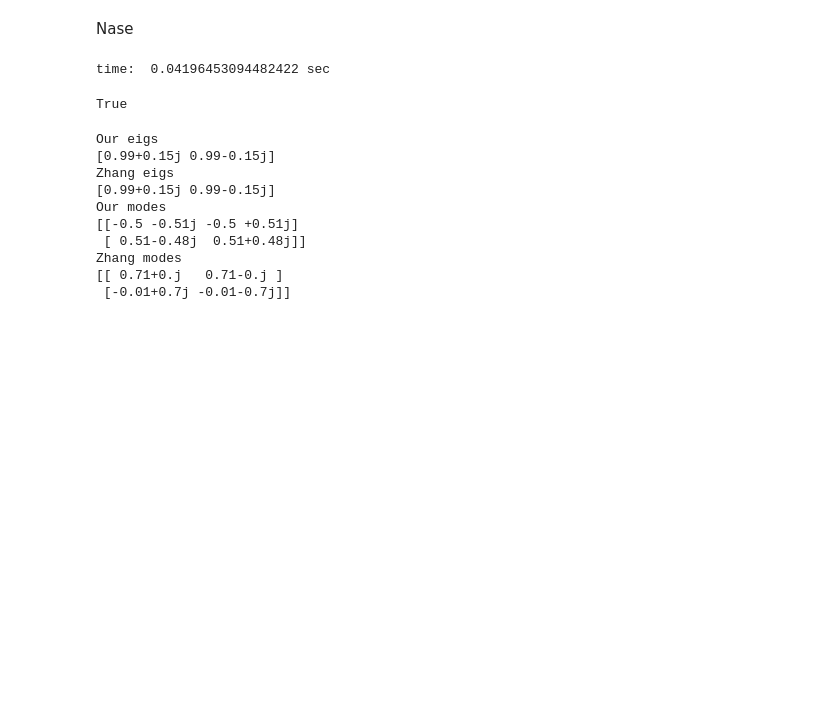
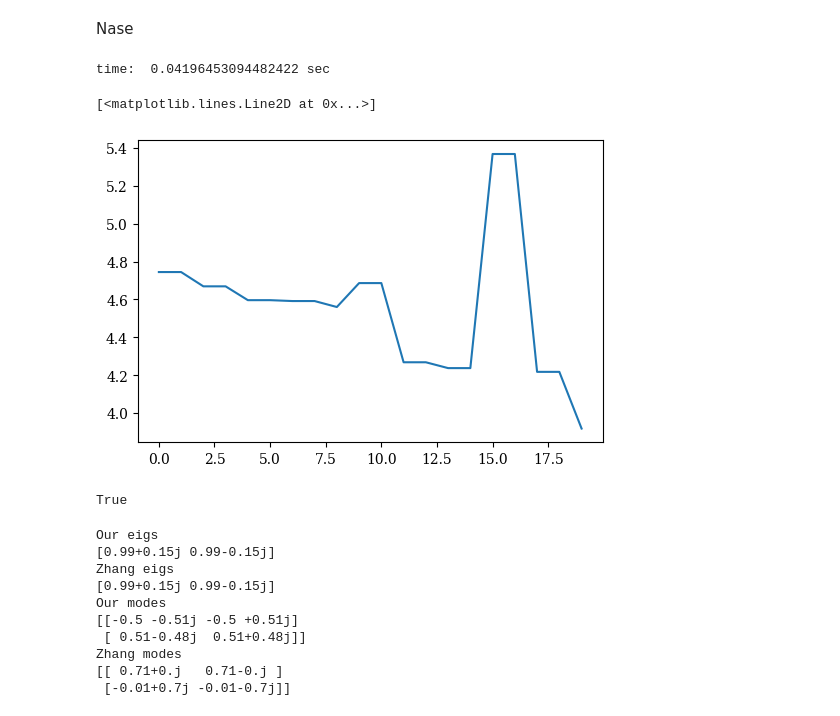
Before and after one commit to ela-d/DMD, a Jupyter notebook: 2D_time-varying_system-example.ipynb, the cells around one changed output. Drawn from its saved outputs; the diff is of its cells as text; code cells hidden in the pictures; blank space fills up the shorter version.

```diff
--- a/2D_time-varying_system-example.ipynb
+++ b/2D_time-varying_system-example.ipynb
@@ -98,6 +98,11 @@ end_nas = time.time()
 print("time: ", end_nas-start_nas, "sec")
 # %% [output]
 time:  0.04196453094482422 sec
+# %%
+plt.plot(r) ### puno veci nego do sad - ocekivano!!!! overparametrized model!!
+# %% [output]
+[<matplotlib.lines.Line2D at 0x...>]
+[figure, added]
 # %%
 np.allclose(Q.T@Q, np.eye(4,4))
 # %% [output]
```
